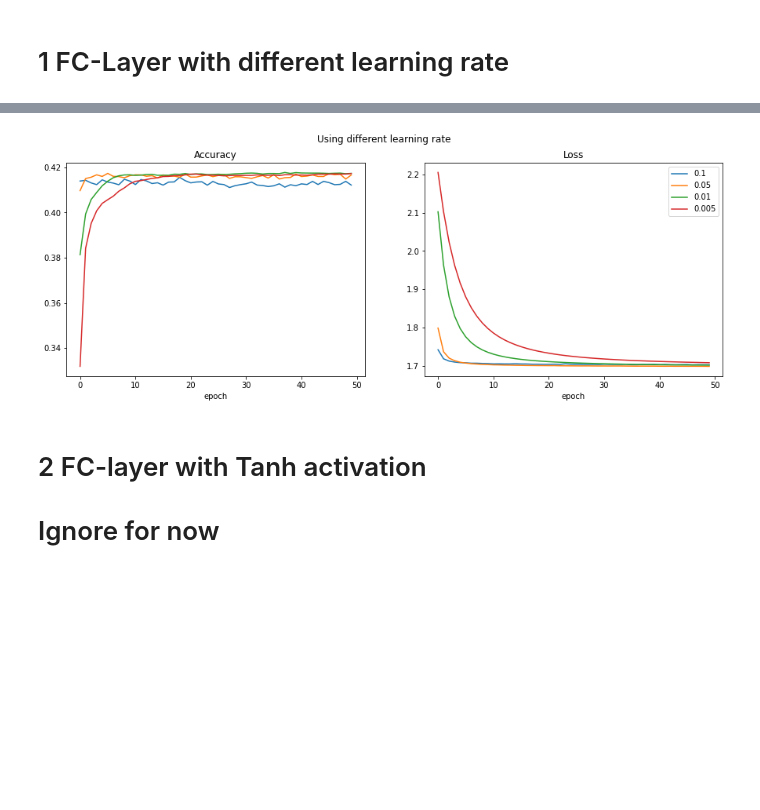
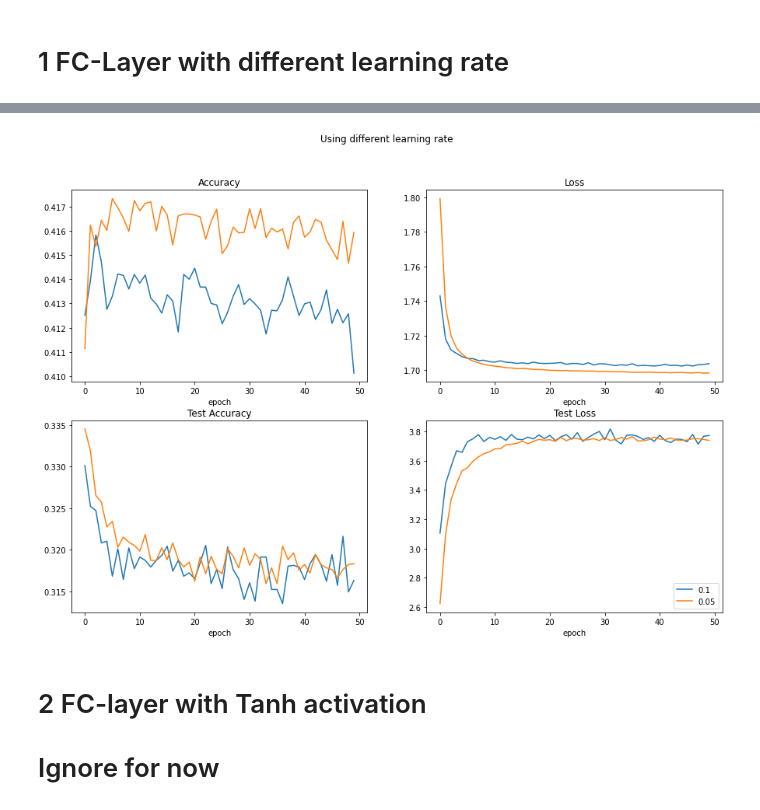
Before and after one commit to jhnliu/comp5349, a Jupyter notebook: nathan.ipynb, the cells around one changed output, grey strips where cells are left out. Cells and saved outputs as stored; diff of their text form; code cells hidden in the pictures; blank space fills up the shorter version.

Commit message:
Add precision and test performance

```diff
--- a/nathan.ipynb
+++ b/nathan.ipynb
@@ -798,29 +841,39 @@ def experiment(epochs, batch_size, learning_rate, dropout_rate, all_acc, all_los
 #Set some of the paramaters for the training process
 epochs = 50
 batch_size = 128
-learning_rate = [0.1, 0.05, 0.01, 0.005]
+learning_rate = [0.1, 0.05]#, 0.01, 0.005]
 dropout_rate = 0
 
 all_acc = []
 all_loss = []
-test_acc = []
-test_loss = []
+all_test_acc = []
+all_test_loss = []
+
 for i in learning_rate:
-    experiment(50, batch_size, i, dropout_rate, all_acc, all_loss, test_acc, test_loss, y_train, y_test)
+    experiment(epochs, batch_size, i, dropout_rate, all_acc, all_loss, all_test_acc, all_test_loss, y_train, y_test)
 
 
-fig, axs = plt.subplots(1,2, figsize=(15,5))
+fig, axs = plt.subplots(2,2, figsize=(15,10))
 
 for label, i in enumerate(all_acc):
-    axs[0].plot(i, label=learning_rate[label])
-
-axs[0].set_title("Accuracy")
-axs[0].set_xlabel("epoch")
+    axs[0,0].plot(i, label=learning_rate[label])
+    axs[0,0].set_title("Accuracy")
+    axs[0,0].set_xlabel("epoch")
 
 for label, i in enumerate(all_loss):
-    axs[1].plot(i, label=learning_rate[label])
-axs[1].set_title("Loss")
-axs[1].set_xlabel("epoch")
+    axs[0,1].plot(i, label=learning_rate[label])
+    axs[0,1].set_title("Loss")
+    axs[0,1].set_xlabel("epoch")
+
+for label, i in enumerate(all_test_acc):
+    axs[1,0].plot(i, label=learning_rate[label])
+    axs[1,0].set_title("Test Accuracy")
+    axs[1,0].set_xlabel("epoch")
+
+for label, i in enumerate(all_test_loss):
+    axs[1,1].plot(i, label=learning_rate[label])
+    axs[1,1].set_title("Test Loss")
+    axs[1,1].set_xlabel("epoch")
 
 
 fig.suptitle('Using different learning rate')
@@ -828,7 +881,7 @@ plt.legend()
 plt.show()
 
 
-test_name = ['1f_lr_01', '1f_lr_005', '1f_lr_001', '1f_lr_0005']
+test_name = ['1f_lr_01', '1f_lr_005']#, '1f_lr_001', '1f_lr_0005']
 
-acc_train_df, loss_train_df, acc_test_series, loss_test_series = save_info_df(test_names=test_name, new=True)
+acc_train_df, loss_train_df, all_test_acc, all_test_loss = save_info_df(test_names=test_name, new=True)
 # %% [output]
@@ -851,4 +905,4 @@ Done training
-[figure, old version]
+[figure, new version]
 # %% [markdown]
 # 2 FC-layer with Tanh activation
 # Ignore for now
```
Also changed, not shown: parts of 4 cells of this notebook, 1 other file.
